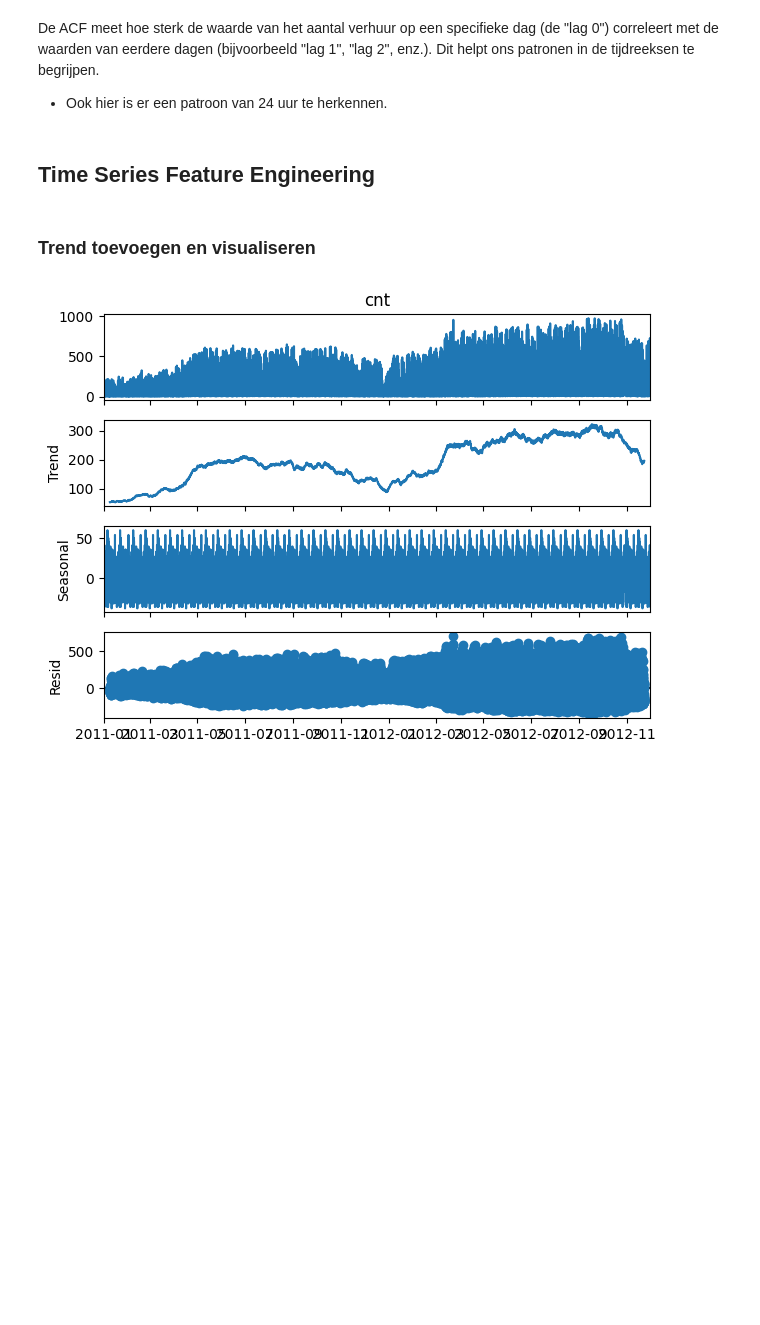
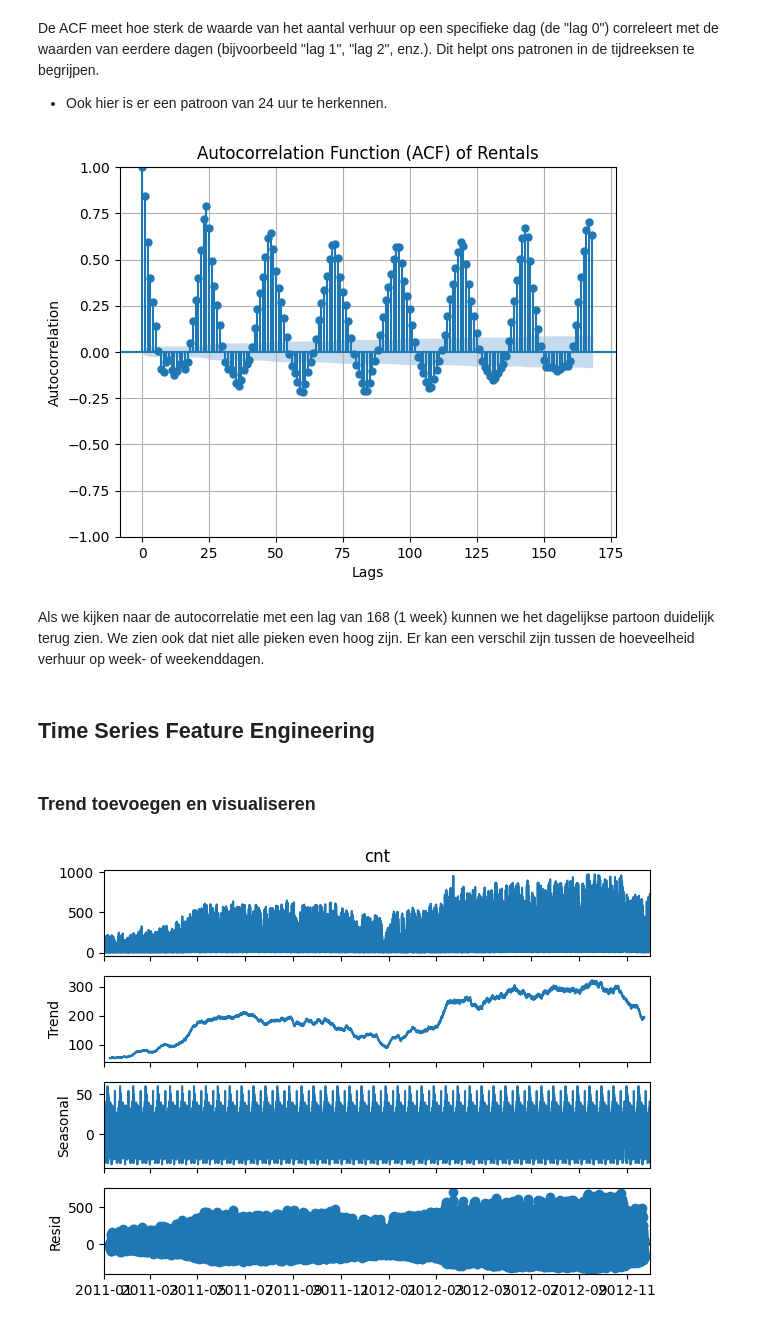
Before and after one commit to Tijnwy/MachineLearning, a Jupyter notebook: ML_opdracht_2/Verhuurdocument.ipynb, the cells around one changed output. Saved outputs shown, nothing was run; the diff lists cells and outputs as text; code cells hidden in the pictures; blank space fills up the shorter version.

```diff
--- a/ML_opdracht_2/Verhuurdocument.ipynb
+++ b/ML_opdracht_2/Verhuurdocument.ipynb
@@ -287,6 +286,18 @@ plt.show()
 De ACF meet hoe sterk de waarde van het aantal verhuur op een specifieke dag (de "lag 0") correleert met de waarden van eerdere dagen (bijvoorbeeld "lag 1", "lag 2", enz.). Dit helpt ons patronen in de tijdreeksen te begrijpen.
 
 - Ook hier is er een patroon van 24 uur te herkennen.
+# %%
+# lag van 168 is gekozen omdat dit een week is in uren.
+plot_acf(train_data_cleaned['cnt'], lags=168)
+plt.title('Autocorrelation Function (ACF) of Rentals')
+plt.xlabel('Lags')
+plt.ylabel('Autocorrelation')
+plt.grid()
+plt.show()
+# %% [output]
+[figure, added]
+# %% [markdown]
+Als we kijken naar de autocorrelatie met een lag van 168 (1 week) kunnen we het dagelijkse partoon duidelijk terug zien. We zien ook dat niet alle pieken even hoog zijn. Er kan een verschil zijn tussen de hoeveelheid verhuur op week- of weekenddagen.
 # %% [markdown]
 ## Time Series Feature Engineering
 # %%
```
Also changed, not shown: parts of 6 cells of this notebook.
